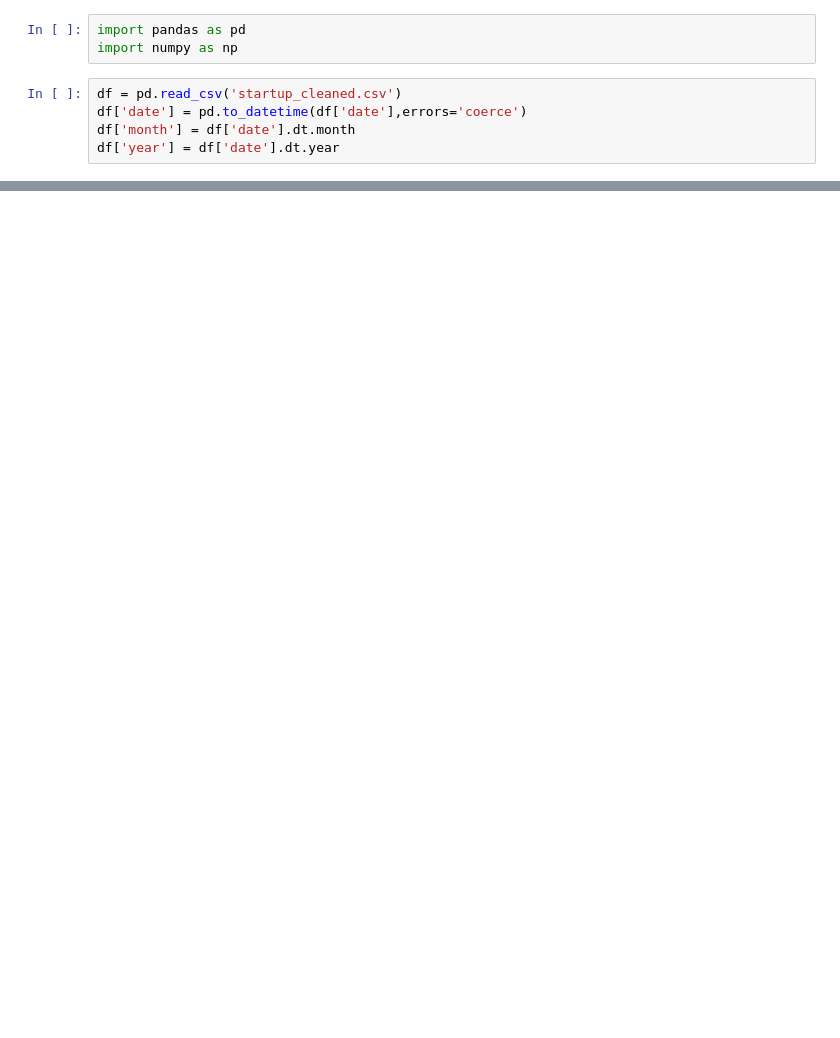
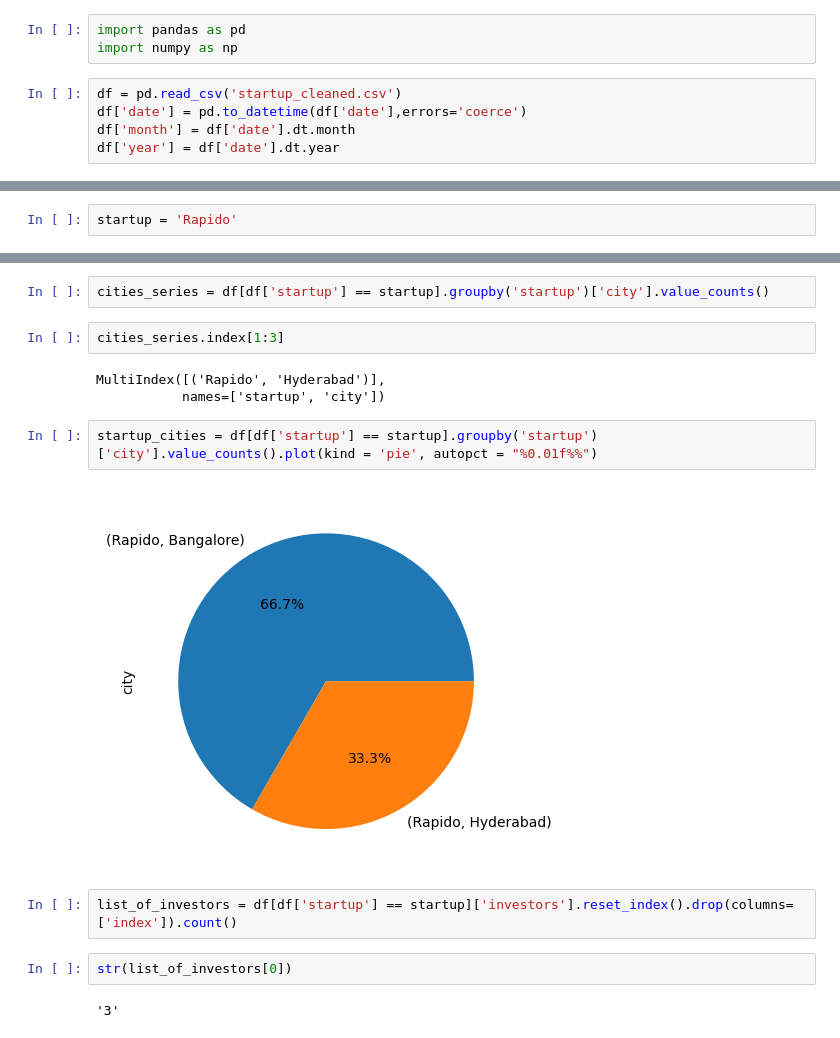
Before and after one commit to rudrat04/Indian_Startup_Funding_Streamlit_Case_Study, a Jupyter notebook: Untitled.ipynb, the cells around one changed output, grey strips where cells are left out. Cells and saved outputs as stored; diff of their text form; blank space fills up the shorter version.

Commit message:
added startup analysis

```diff
--- a/Untitled.ipynb
+++ b/Untitled.ipynb
@@ -15,3 +15,5 @@ df.head()
 | 2 | 2020-09-01 | Mamaearth | E-commerce | Retailer of baby and toddler prod... | Bengaluru | Sequoia Capital India | Series B | 151.460595 | 9 | 2020 |
 | 3 | 2020-02-01 | https://www.wealthbucket.in/ | FinTech | Online Investment | New Delhi | Vinod Khatumal | Pre-series A | 24.750000 | 2 | 2020 |
 | 4 | 2020-02-01 | Fashor | Fashion and Apparel | Embroiled Clothes For Women | Mumbai | Sprout Venture Partners | Seed Round | 14.850000 | 2 | 2020 |
+# %%
+startup = 'Rapido'
@@ -17,0 +71,17 @@ df.head()
+# %%
+cities_series = df[df['startup'] == startup].groupby('startup')['city'].value_counts()
+# %%
+cities_series.index[1:3]
+# %% [output]
+MultiIndex([('Rapido', 'Hyderabad')],
+           names=['startup', 'city'])
+# %%
+startup_cities = df[df['startup'] == startup].groupby('startup')['city'].value_counts().plot(kind = 'pie', autopct = "%0.01f%%")
+# %% [output]
+[figure, added]
+# %%
+list_of_investors = df[df['startup'] == startup]['investors'].reset_index().drop(columns=['index']).count()
+# %%
+str(list_of_investors[0])
+# %% [output]
+'3'
```
Also changed, not shown: parts of 7 cells of this notebook, 1 other file.
